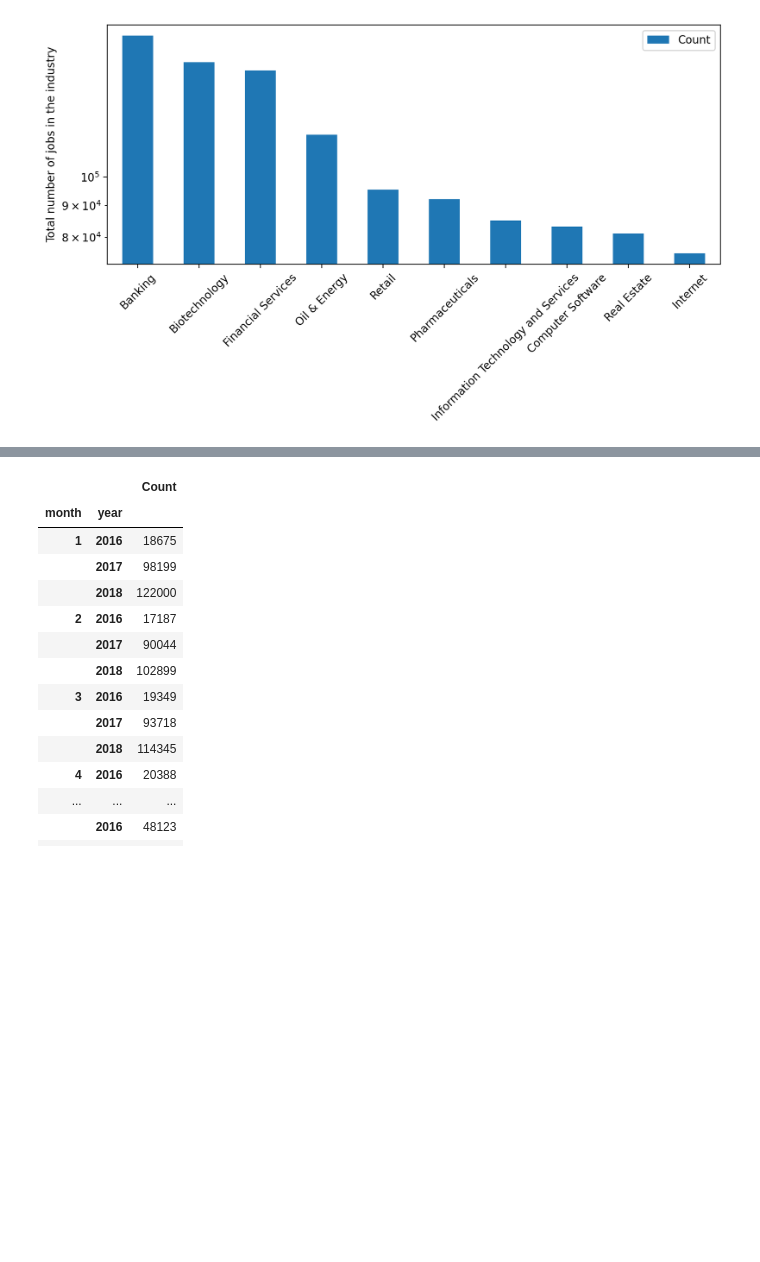
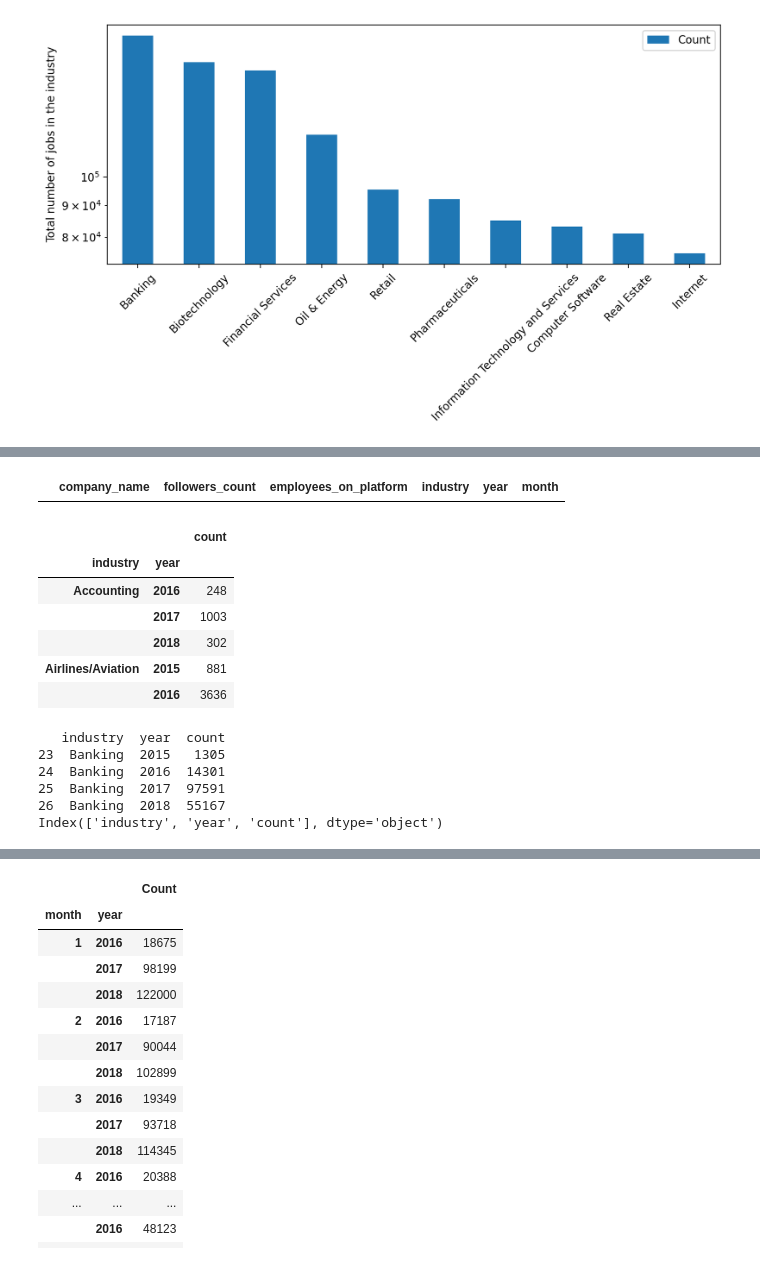
Before and after one commit to sayebms1/data_incubator, a Jupyter notebook: challenge.ipynb, the cells around one changed output, grey strips where cells are left out. Cells and saved outputs as stored; diff of their text form; code cells hidden in the pictures; blank space fills up the shorter version.

```diff
--- a/challenge.ipynb
+++ b/challenge.ipynb
@@ -166,0 +169,20 @@ df.head(1)
+# %%
+df[df.isnull().any(axis=1)]
+df['industry'].fillna('Unknown', inplace=True)
+df[df.isnull().any(axis=1)]
+# %% [output]
+|  | company_name | followers_count | employees_on_platform | industry | year | month |
+# %%
+#group by industry and by years
+grouped_indust_years = df.groupby(['industry','year']).count().drop(columns=['followers_count','employees_on_platform','company_name'])
+grouped_indust_years.rename(columns = {'month':'count'}, inplace = True)
+# grouped_indust_years.reset_index(inplace=True)
+grouped_indust_years.head()
+# %% [output]
+|  |  | count |
+| industry | year |  |
+| Accounting | 2016 | 248 |
+|  | 2017 | 1003 |
+|  | 2018 | 302 |
+| Airlines/Aviation | 2015 | 881 |
+|  | 2016 | 3636 |
@@ -166,0 +191,10 @@ df.head(1)
+# %%
+print (grouped_indust_years[grouped_indust_years['industry']=='Banking'])
+print (grouped_indust_years.keys())
+# %% [output]
+   industry  year  count
+23  Banking  2015   1305
+24  Banking  2016  14301
+25  Banking  2017  97591
+26  Banking  2018  55167
+Index(['industry', 'year', 'count'], dtype='object')
```
Also changed, not shown: parts of 22 cells of this notebook.
